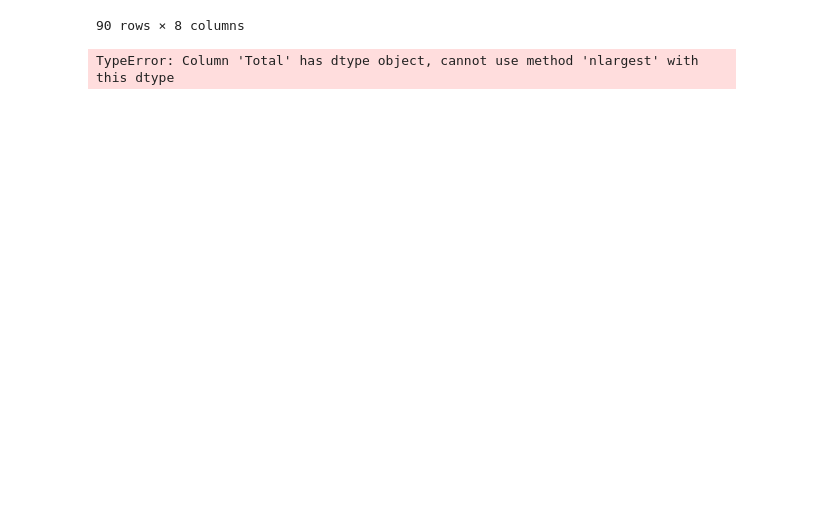
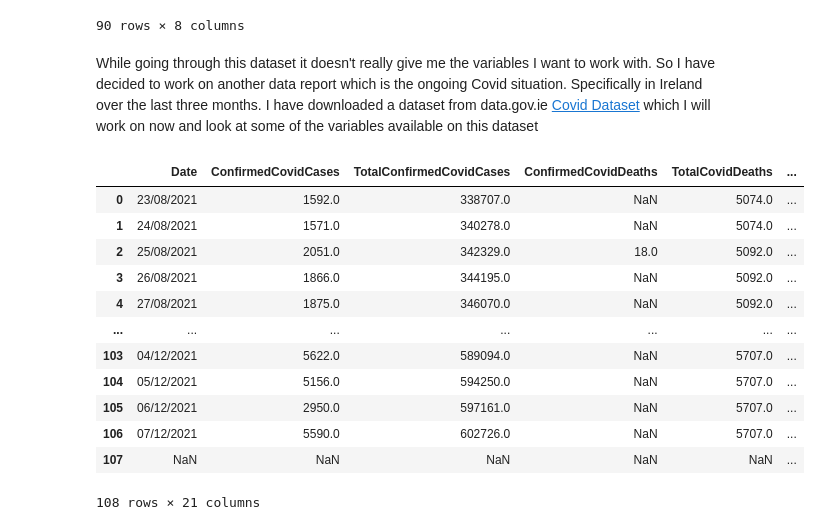
Before and after one commit to katel85/ProjectDA2021, a Jupyter notebook: RealWorldData.ipynb, the cells around one changed output. Cells and saved outputs as stored; diff of their text form; code cells hidden in the pictures; blank space fills up the shorter version.

```diff
--- a/RealWorldData.ipynb
+++ b/RealWorldData.ipynb
@@ -69,7 +69,5 @@ df.sort_values(by=['Speciality'])
 | 89 | 28/10/2021 | Child | Urology | 883 | 563 | 358 | 1,018 | 2,822 |
 | 45 | 28/10/2021 | Adult | Vascular Surgery | 6,562 | 2,708 | 2,249 | 3,728 | 15,247 |
 90 rows × 8 columns
-# %%
-df.nlargest(15,['Total'],keep='all')
-# %% [output]
-TypeError: Column 'Total' has dtype object, cannot use method 'nlargest' with this dtype
+# %% [markdown]
+While going through this dataset it doesn't really give me the variables I want to work with. So I have decided to work on another data report which is the ongoing Covid situation. Specifically in Ireland over the last three months. I have downloaded a dataset from data.gov.ie [Covid Dataset](https://data.gov.ie/dataset/covid-19-hpsc-detailed-statistics-profile?package_type=dataset) which I will work on now and look at some of the variables available on this dataset
@@ -75,0 +76,16 @@ TypeError: Column 'Total' has dtype object, cannot use method 'nlargest' with th
+# %%
+df
+# %% [output]
+|  | Date | ConfirmedCovidCases | TotalConfirmedCovidCases | ConfirmedCovidDeaths | TotalCovidDeaths | ... |
+| 0 | 23/08/2021 | 1592.0 | 338707.0 | NaN | 5074.0 | ... |
+| 1 | 24/08/2021 | 1571.0 | 340278.0 | NaN | 5074.0 | ... |
+| 2 | 25/08/2021 | 2051.0 | 342329.0 | 18.0 | 5092.0 | ... |
+| 3 | 26/08/2021 | 1866.0 | 344195.0 | NaN | 5092.0 | ... |
+| 4 | 27/08/2021 | 1875.0 | 346070.0 | NaN | 5092.0 | ... |
+| ... | ... | ... | ... | ... | ... | ... |
+| 103 | 04/12/2021 | 5622.0 | 589094.0 | NaN | 5707.0 | ... |
+| 104 | 05/12/2021 | 5156.0 | 594250.0 | NaN | 5707.0 | ... |
+| 105 | 06/12/2021 | 2950.0 | 597161.0 | NaN | 5707.0 | ... |
+| 106 | 07/12/2021 | 5590.0 | 602726.0 | NaN | 5707.0 | ... |
+| 107 | NaN | NaN | NaN | NaN | NaN | ... |
+108 rows × 21 columns
```
Also changed, not shown: parts of 9 cells of this notebook, 1 other file.
